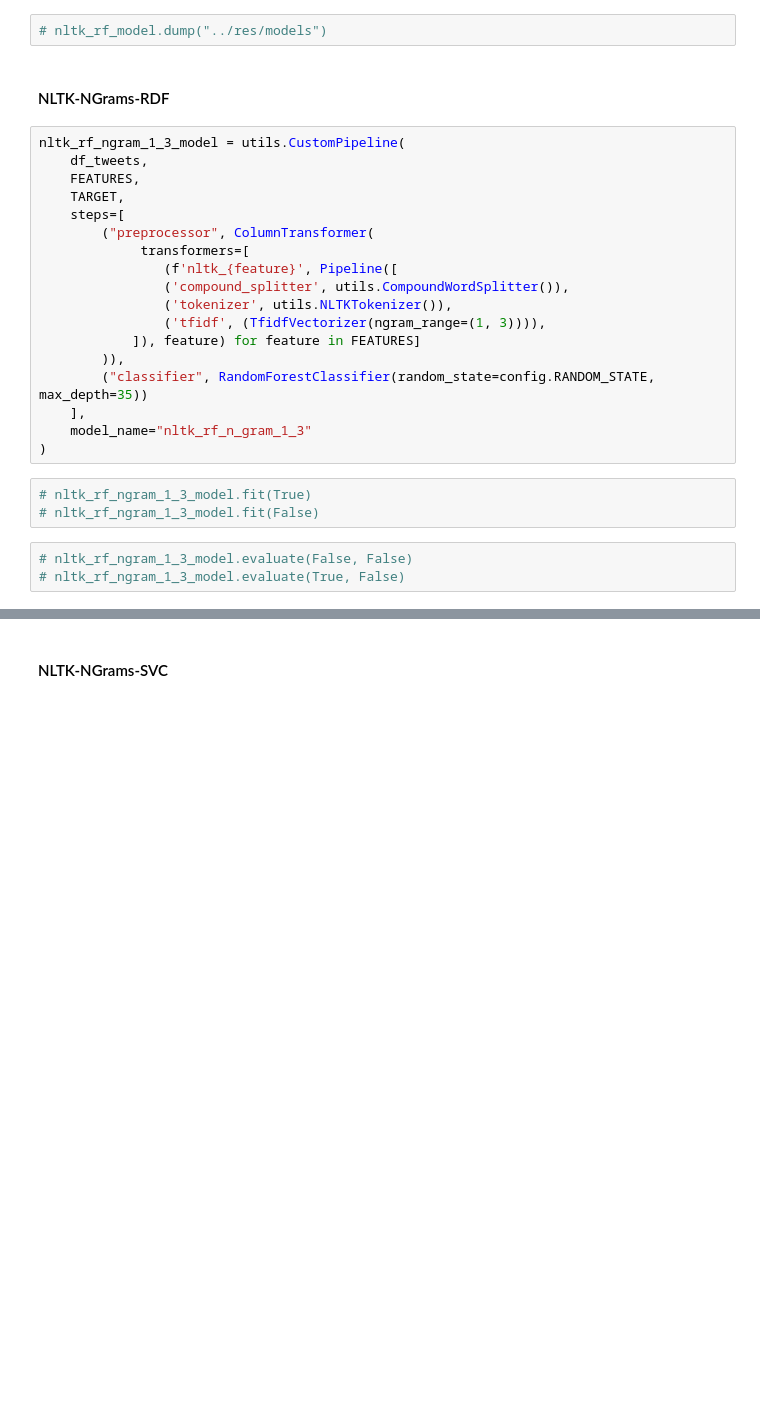
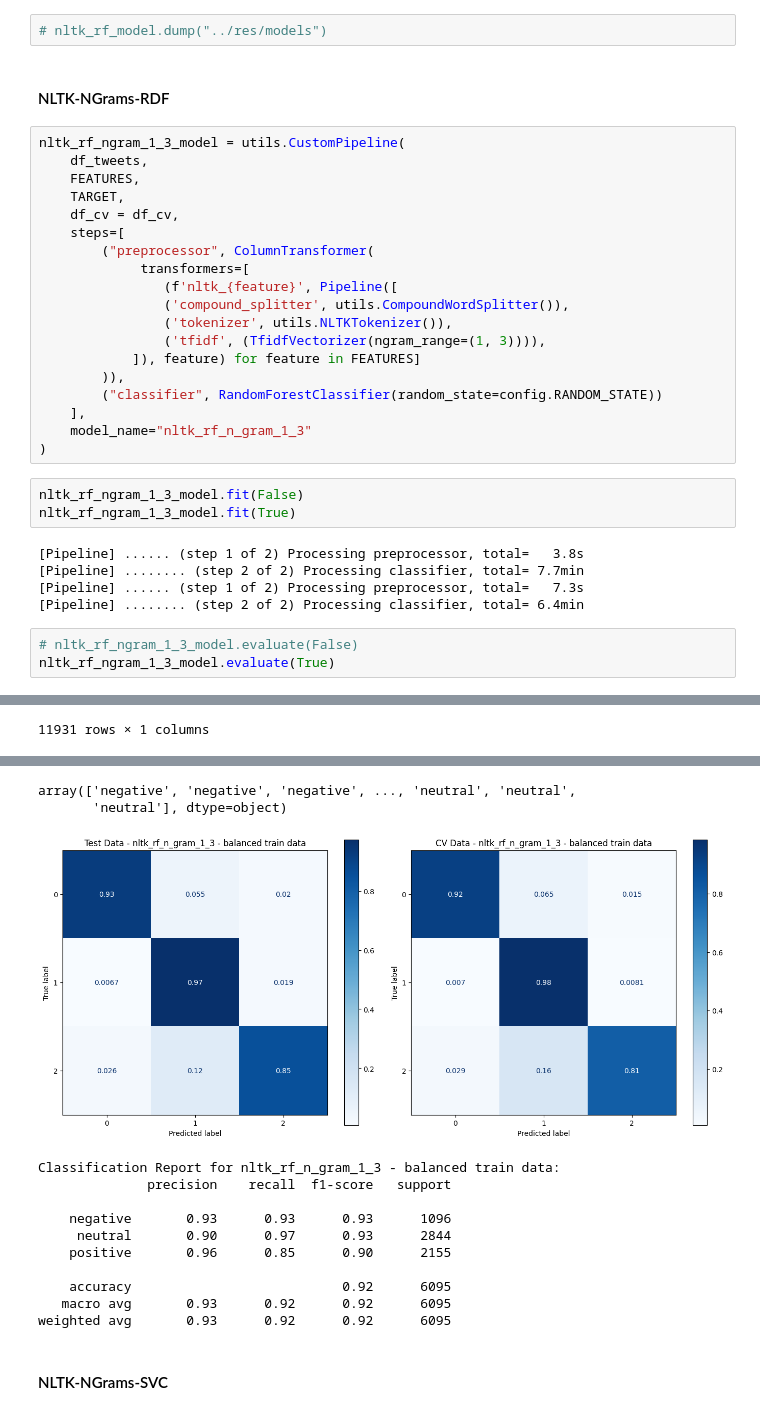
Before and after one commit to NiklasSeitherDHBW/NLP-CrowdFlow, a Jupyter notebook: src/models.ipynb, the cells around one changed output, grey strips where cells are left out. Drawn from its saved outputs; the diff is of its cells as text; blank space fills up the shorter version.

```diff
--- a/src/models.ipynb
+++ b/src/models.ipynb
@@ -118,6 +159,7 @@ nltk_rf_ngram_1_3_model = utils.CustomPipeline(
     df_tweets,
     FEATURES,
     TARGET,
+    df_cv = df_cv,
     steps=[
         ("preprocessor", ColumnTransformer(
              transformers=[
@@ -127,13 +169,19 @@ nltk_rf_ngram_1_3_model = utils.CustomPipeline(
                 ('tfidf', (TfidfVectorizer(ngram_range=(1, 3)))),
             ]), feature) for feature in FEATURES]
         )),
-        ("classifier", RandomForestClassifier(random_state=config.RANDOM_STATE, max_depth=35))
+        ("classifier", RandomForestClassifier(random_state=config.RANDOM_STATE))
     ],
     model_name="nltk_rf_n_gram_1_3"
 )
 # %%
-# nltk_rf_ngram_1_3_model.fit(True)
-# nltk_rf_ngram_1_3_model.fit(False)
+nltk_rf_ngram_1_3_model.fit(False)
+nltk_rf_ngram_1_3_model.fit(True)
+# %% [output]
+[Pipeline] ...... (step 1 of 2) Processing preprocessor, total=   3.8s
+[Pipeline] ........ (step 2 of 2) Processing classifier, total= 7.7min
+[Pipeline] ...... (step 1 of 2) Processing preprocessor, total=   7.3s
+[Pipeline] ........ (step 2 of 2) Processing classifier, total= 6.4min
 # %%
-# nltk_rf_ngram_1_3_model.evaluate(False, False)
-# nltk_rf_ngram_1_3_model.evaluate(True, False)
+# nltk_rf_ngram_1_3_model.evaluate(False)
+nltk_rf_ngram_1_3_model.evaluate(True)
+# %% [output]
@@ -139,0 +200 @@ nltk_rf_ngram_1_3_model = utils.CustomPipeline(
+11931 rows × 1 columns
@@ -140,3 +213,16 @@ nltk_rf_ngram_1_3_model = utils.CustomPipeline(
+array(['negative', 'negative', 'negative', ..., 'neutral', 'neutral',
+       'neutral'], dtype=object)
+[figure, added]
+Classification Report for nltk_rf_n_gram_1_3 - balanced train data:
+              precision    recall  f1-score   support
+
+    negative       0.93      0.93      0.93      1096
+     neutral       0.90      0.97      0.93      2844
+    positive       0.96      0.85      0.90      2155
+
+    accuracy                           0.92      6095
+   macro avg       0.93      0.92      0.92      6095
+weighted avg       0.93      0.92      0.92      6095
 # %% [markdown]
 #### NLTK-NGrams-SVC
 # %%
```
Also changed, not shown: parts of 13 cells of this notebook, 7 other files.
